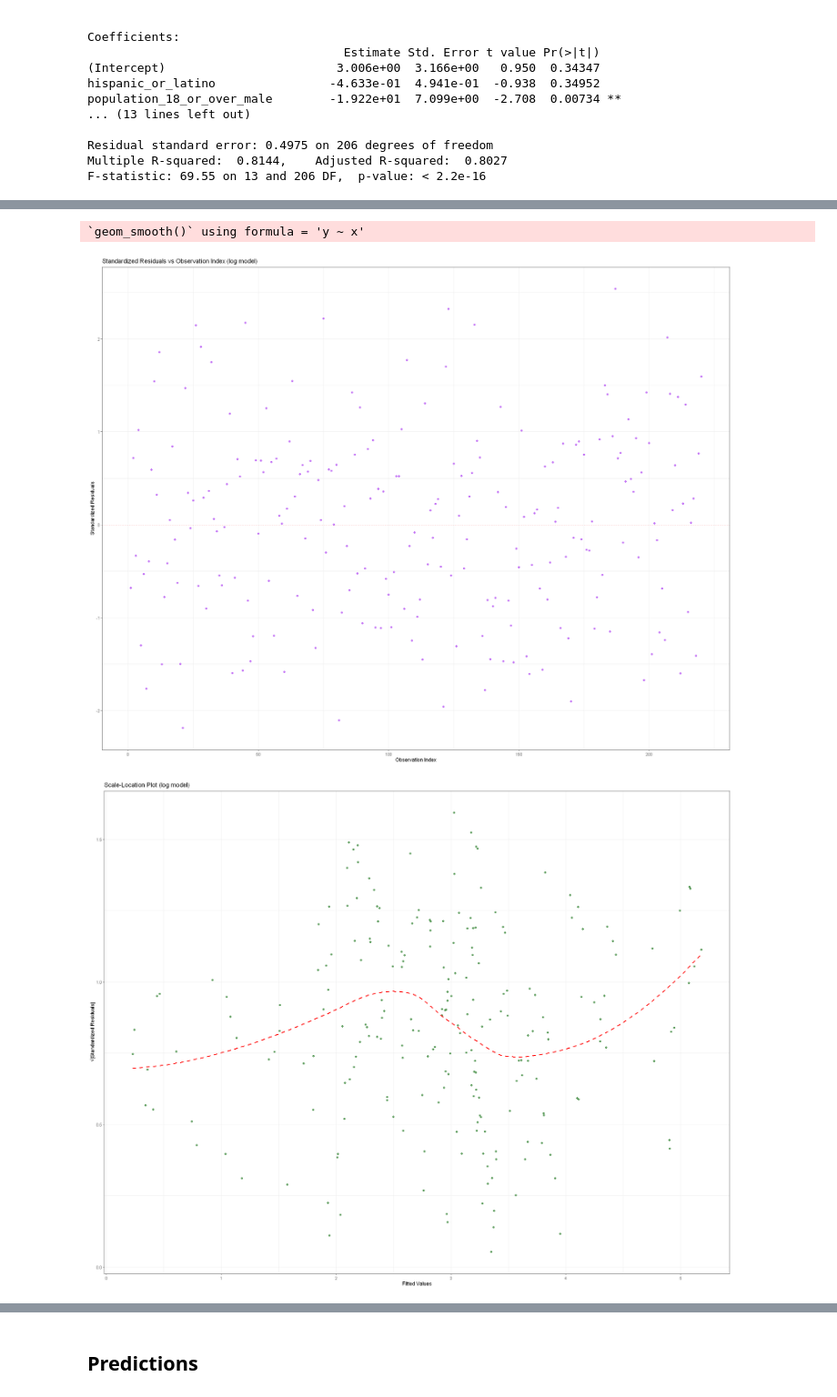
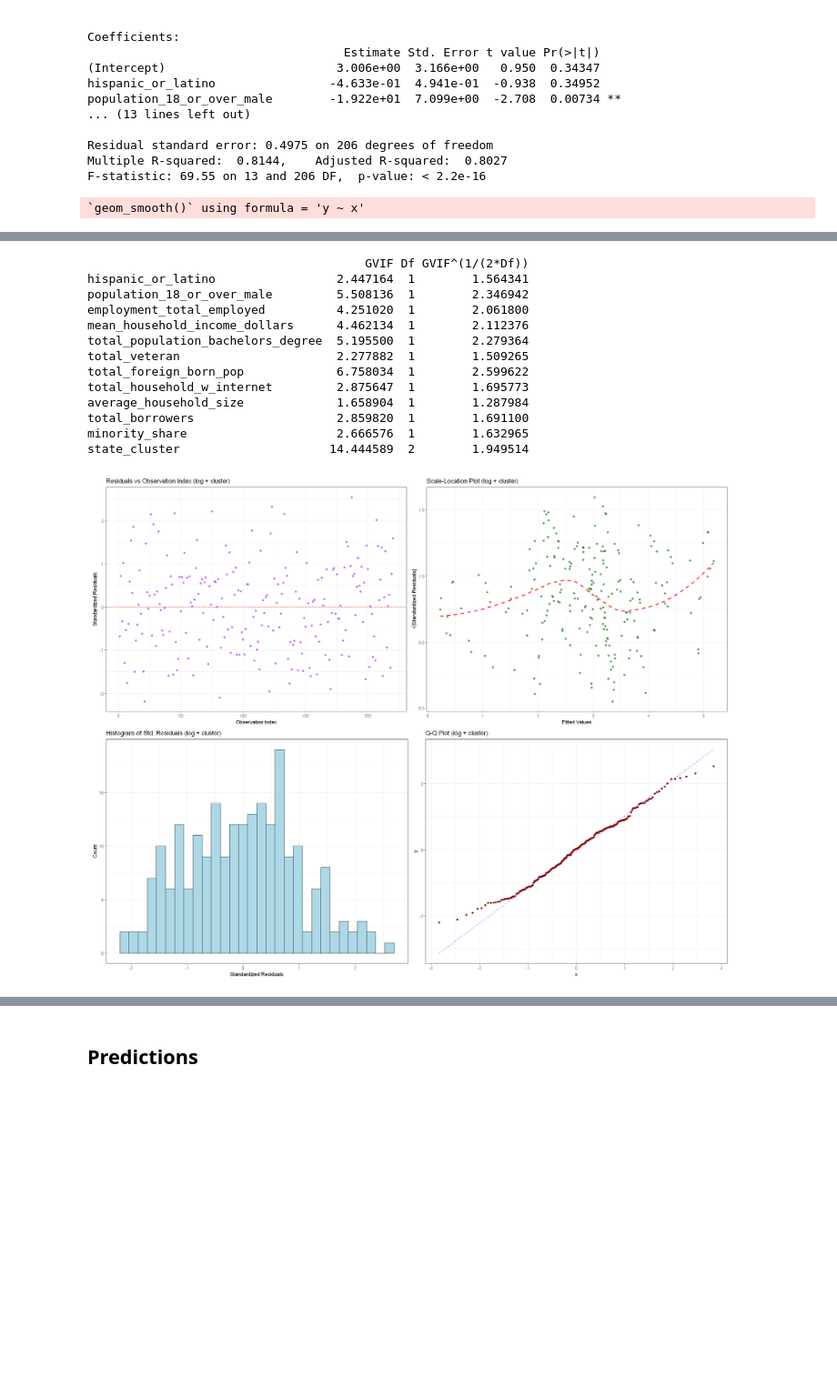
Before and after one commit to nameer1811/isye6414_regression_final_proj, a Jupyter notebook: notebook/main.ipynb, the cells around one changed output, grey strips where cells are left out. Shown at 91% size. Cells and saved outputs as stored; diff of their text form; code cells hidden in the pictures; blank space fills up the shorter version.

```diff
--- a/notebook/main.ipynb
+++ b/notebook/main.ipynb
@@ -611,6 +691,8 @@ Multiple R-squared:  0.8144,    Adjusted R-squared:  0.8027
 F-statistic: 69.55 on 13 and 206 DF,  p-value: < 2.2e-16
 # %%
 # create assumptions graph here and see if the data is any different from original clustered model and compare
+# Assumption checks for mlr_model_transformed_cluster (log model with state_cluster)
+
 # Assumption 1: Linearity
 resid_data_log <- train_data %>%
   mutate(std_resid = rstandard(mlr_model_transformed_cluster))
@@ -620,63 +702,63 @@ p1_log <- ggplot(data.frame(fitted_vals_log, std_resid = resid_data_log$std_resi
                  aes(x = fitted_vals_log, y = std_resid)) +
   geom_point(alpha = 0.6, color = "steelblue") +
   geom_hline(yintercept = 0, linetype = "dashed", color = "red") +
-  labs(title = "Residuals vs Fitted Values (log model)",
+  labs(title = "Residuals vs Fitted Values (log + state_cluster)",
        x = "Fitted Values", y = "Standardized Residuals") +
   theme_bw()
 
 # Individual predictor plots
 predictors <- setdiff(names(train_data), "total_balance_billions")
-
 plots_log <- map(predictors, function(var) {
   ggplot(resid_data_log, aes(x = !!sym(var), y = std_resid)) +
     geom_point(alpha = 0.6, color = "darkblue") +
     geom_hline(yintercept = 0, linetype = "dashed", color = "red") +
-    labs(title = paste("Standard Residuals vs", var, "(log model)"),
-         x = var, y = "Standard Residuals") +
+    labs(title = paste("Std. Residuals vs", var, "(log + cluster)")) +
     theme_bw()
 })
-
 wrap_plots(c(list(p1_log), plots_log), ncol = 2)
 
+# Assumptions 2–4: Combined Visuals
+resid_data_log <- resid_data_log %>%
+  mutate(obs_index = row_number(),
+         sqrt_abs_std_resid = sqrt(abs(std_resid)))
 
 # Assumption 2: Independence
-resid_data_log <- resid_data_log %>%
-  mutate(obs_index = row_number())
-
-ggplot(resid_data_log, aes(x = obs_index, y = std_resid)) +
+p_independence_log <- ggplot(resid_data_log, aes(x = obs_index, y = std_resid)) +
   geom_point(alpha = 0.6, color = "purple") +
   geom_hline(yintercept = 0, linetype = "dashed", color = "red") +
-  labs(title = "Standardized Residuals vs Observation Index (log model)",
+  labs(title = "Residuals vs Observation Index (log + cluster)",
        x = "Observation Index", y = "Standardized Residuals") +
   theme_bw()
 
-
 # Assumption 3: Homoscedasticity
-resid_data_log <- resid_data_log %>%
-  mutate(sqrt_abs_std_resid = sqrt(abs(std_resid)))
-
-ggplot(data.frame(fitted_vals_log, sqrt_abs_std_resid = resid_data_log$sqrt_abs_std_resid),
+p_homoscedasticity_log <- ggplot(data.frame(fitted_vals_log, sqrt_abs_std_resid = resid_data_log$sqrt_abs_std_resid),
        aes(x = fitted_vals_log, y = sqrt_abs_std_resid)) +
   geom_point(alpha = 0.6, color = "darkgreen") +
   geom_smooth(method = "loess", se = FALSE, color = "red", linetype = "dashed") +
-  labs(title = "Scale-Location Plot (log model)",
-       x = "Fitted Values",
-       y = "√|Standardized Residuals|") +
+  labs(title = "Scale-Location Plot (log + cluster)",
+       x = "Fitted Values", y = "√|Standardized Residuals|") +
   theme_bw()
 
-
-# Assumption 4: Normality
-ggplot(resid_data_log, aes(x = std_resid)) +
+# Assumption 4: Normality - Histogram
+p_hist_log <- ggplot(resid_data_log, aes(x = std_resid)) +
   geom_histogram(color = "black", fill = "lightblue", bins = 30) +
-  labs(title = "Histogram of Standardized Residuals (log model)",
+  labs(title = "Histogram of Std. Residuals (log + cluster)",
        x = "Standardized Residuals", y = "Count") +
   theme_bw()
 
-# Q-Q Plot with envelope
-qqPlot(mlr_model_transformed, main = "Q-Q Plot with Envelope (log model)", col = "darkred")
+# Assumption 4: Q-Q Plot using ggplot for patchwork compatibility
+p_qq_log <- ggplot(resid_data_log, aes(sample = std_resid)) +
+  stat_qq(color = "darkred") +
+  stat_qq_line(color = "blue", linetype = "dashed") +
+  labs(title = "Q-Q Plot (log + cluster)") +
+  theme_bw()
 
+# Combine visuals (2x2 layout)
+(p_independence_log | p_homoscedasticity_log) /
+(p_hist_log | p_qq_log)
 
 # Assumption 5: Multicollinearity
 vif_values_log <- vif(mlr_model_transformed_cluster)
 print(vif_values_log)
 # %% [output]
+`geom_smooth()` using formula = 'y ~ x'
@@ -684,3 +766,14 @@ print(vif_values_log)
-`geom_smooth()` using formula = 'y ~ x'
+                                       GVIF Df GVIF^(1/(2*Df))
+hispanic_or_latino                 2.447164  1        1.564341
+population_18_or_over_male         5.508136  1        2.346942
+employment_total_employed          4.251020  1        2.061800
+mean_household_income_dollars      4.462134  1        2.112376
+total_population_bachelors_degree  5.195500  1        2.279364
+total_veteran                      2.277882  1        1.509265
+total_foreign_born_pop             6.758034  1        2.599622
+total_household_w_internet         2.875647  1        1.695773
+average_household_size             1.658904  1        1.287984
+total_borrowers                    2.859820  1        1.691100
+minority_share                     2.666576  1        1.632965
+state_cluster                     14.444589  2        1.949514
-[figure, old version]
+[figure, new version]
-[figure, removed]
```
Also changed, not shown: parts of 4 cells of this notebook.
